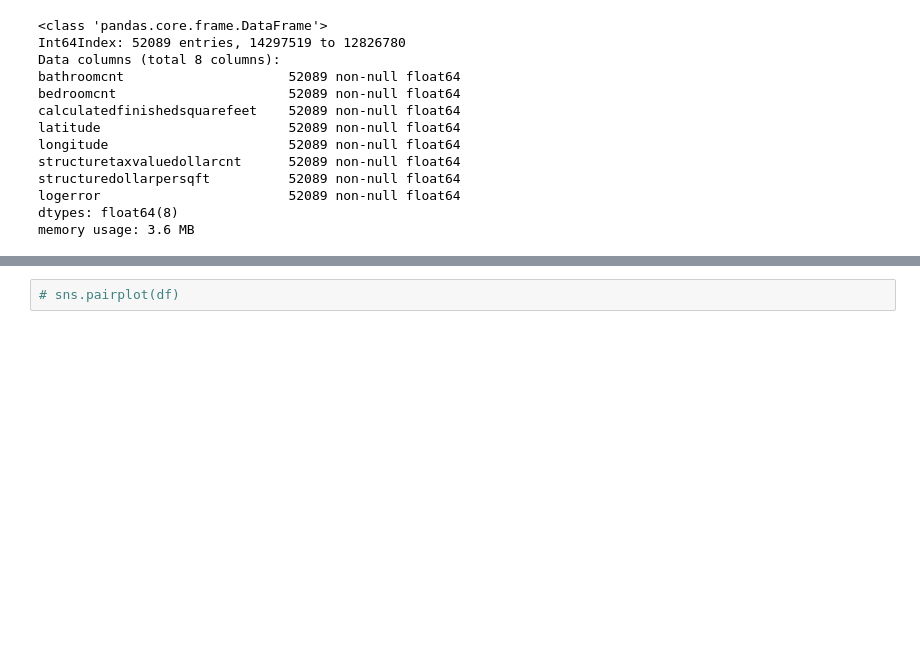
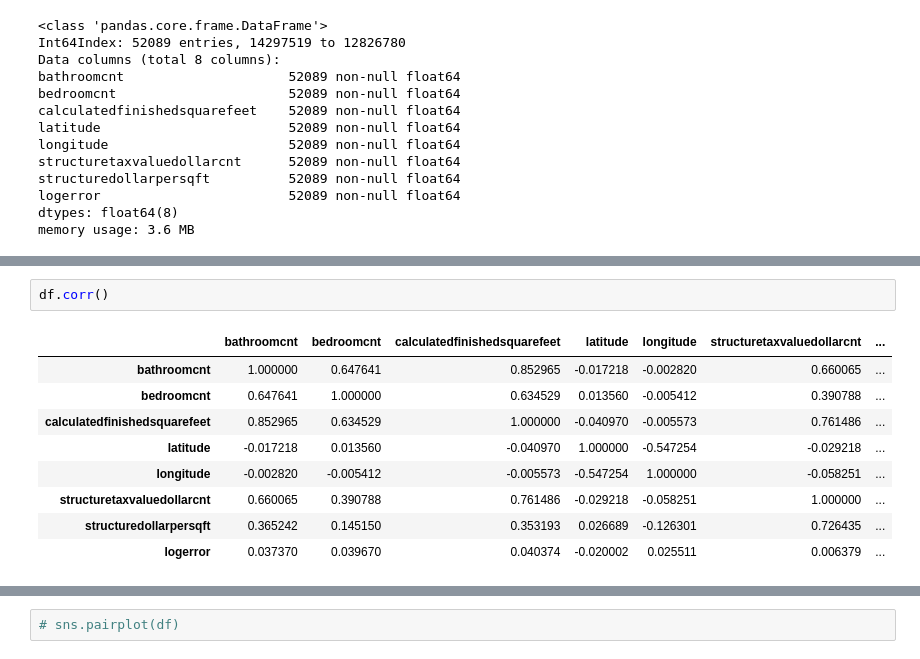
Before and after one commit to BayesEliaSantos/Bayes_P04_Zillow, a Jupyter notebook: kworking.ipynb, the cells around one changed output, grey strips where cells are left out. Saved outputs shown, nothing was run; the diff lists cells and outputs as text; blank space fills up the shorter version.

```diff
--- a/kworking.ipynb
+++ b/kworking.ipynb
@@ -379,0 +386,12 @@ plot = sns.heatmap(cor, annot=True, cmap=plt.cm.RdBu_r)
+# %%
+df.corr()
+# %% [output]
+|  | bathroomcnt | bedroomcnt | calculatedfinishedsquarefeet | latitude | longitude | structuretaxvaluedollarcnt | ... |
+| bathroomcnt | 1.000000 | 0.647641 | 0.852965 | -0.017218 | -0.002820 | 0.660065 | ... |
+| bedroomcnt | 0.647641 | 1.000000 | 0.634529 | 0.013560 | -0.005412 | 0.390788 | ... |
+| calculatedfinishedsquarefeet | 0.852965 | 0.634529 | 1.000000 | -0.040970 | -0.005573 | 0.761486 | ... |
+| latitude | -0.017218 | 0.013560 | -0.040970 | 1.000000 | -0.547254 | -0.029218 | ... |
+| longitude | -0.002820 | -0.005412 | -0.005573 | -0.547254 | 1.000000 | -0.058251 | ... |
+| structuretaxvaluedollarcnt | 0.660065 | 0.390788 | 0.761486 | -0.029218 | -0.058251 | 1.000000 | ... |
+| structuredollarpersqft | 0.365242 | 0.145150 | 0.353193 | 0.026689 | -0.126301 | 0.726435 | ... |
+| logerror | 0.037370 | 0.039670 | 0.040374 | -0.020002 | 0.025511 | 0.006379 | ... |
```
Also changed, not shown: parts of 40 cells of this notebook, 2 other files.
